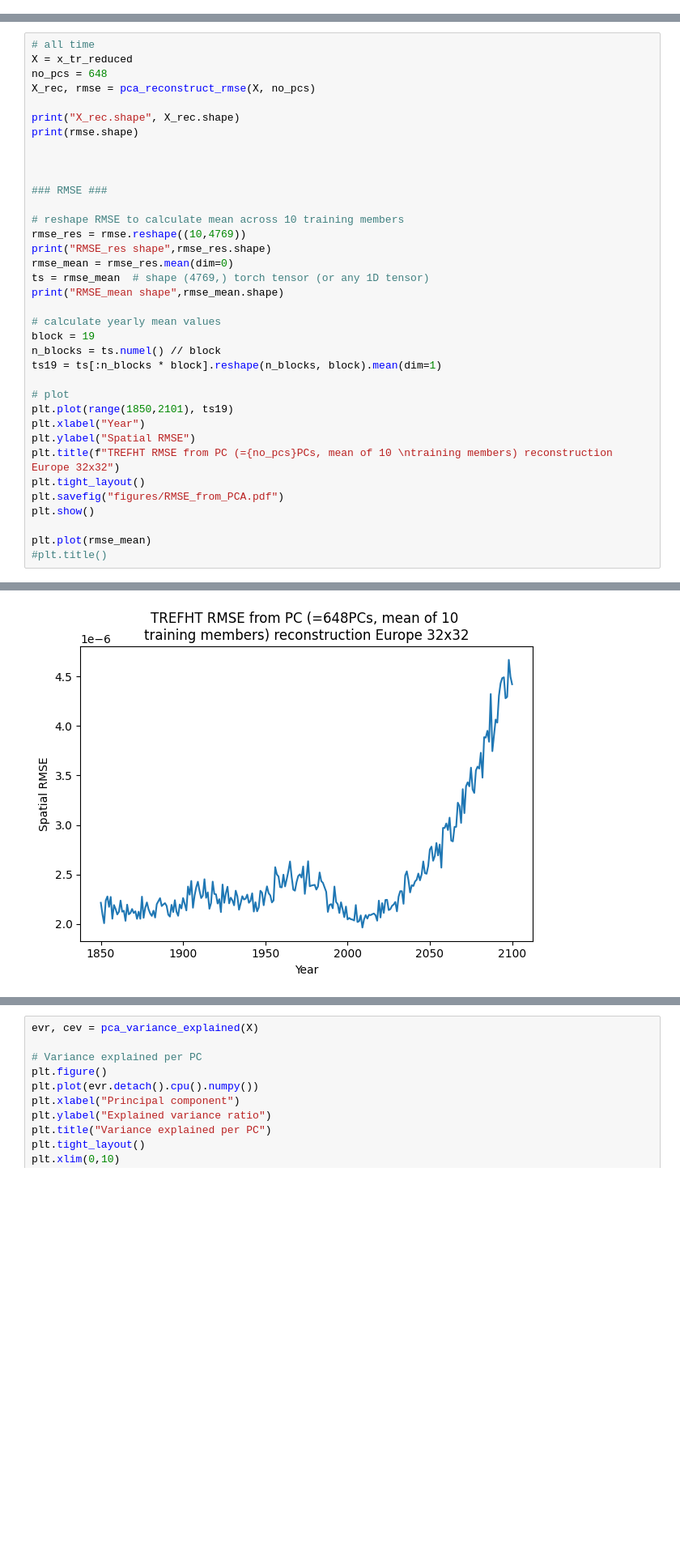
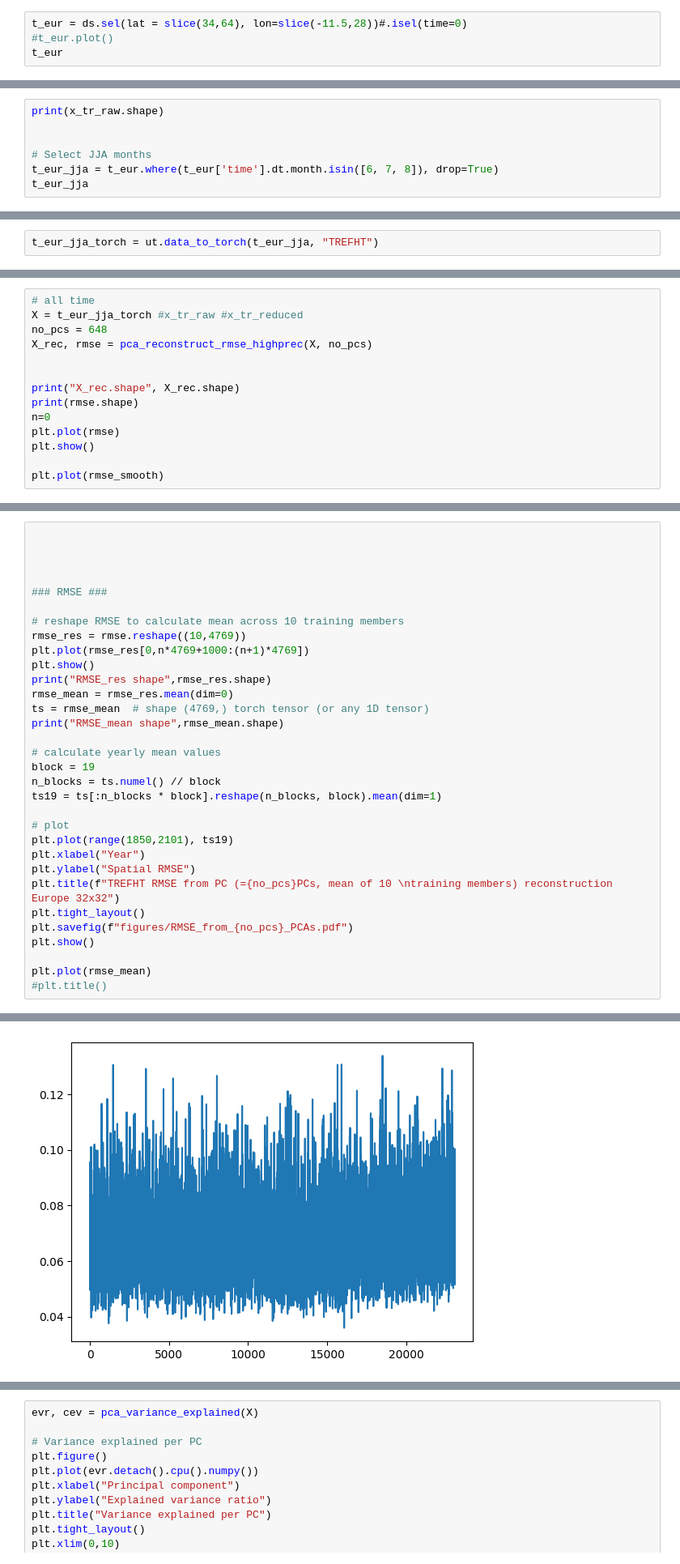
Before and after one commit to Motte12/dpa_for_llaae, a Jupyter notebook: data_exploration/PCA_TREFHT_train.ipynb, the cells around one changed output, grey strips where cells are left out. Shown at 81% size. Cells and saved outputs as stored; diff of their text form; blank space fills up the shorter version.

```diff
--- a/data_exploration/PCA_TREFHT_train.ipynb
+++ b/data_exploration/PCA_TREFHT_train.ipynb
@@ -13,0 +36,4 @@ import json
+# %%
+t_eur = ds.sel(lat = slice(34,64), lon=slice(-11.5,28))#.isel(time=0)
+#t_eur.plot()
+t_eur
@@ -57,0 +93,7 @@ torch.Size([429210, 1024])
+# %%
+print(x_tr_raw.shape)
+
+
+# Select JJA months
+t_eur_jja = t_eur.where(t_eur['time'].dt.month.isin([6, 7, 8]), drop=True)
+t_eur_jja
@@ -57,0 +129,2 @@ torch.Size([429210, 1024])
+# %%
+t_eur_jja_torch = ut.data_to_torch(t_eur_jja, "TREFHT")
@@ -109,0 +230,14 @@ torch.Size([47690, 648])
+# %%
+# all time
+X = t_eur_jja_torch #x_tr_raw #x_tr_reduced
+no_pcs = 648
+X_rec, rmse = pca_reconstruct_rmse_highprec(X, no_pcs)
+
+
+print("X_rec.shape", X_rec.shape)
+print(rmse.shape)
+n=0
+plt.plot(rmse)
+plt.show()
+
+plt.plot(rmse_smooth)
@@ -110,11 +279,5 @@ torch.Size([47690, 648])
 # %%
-# all time
-X = x_tr_reduced
-no_pcs = 648
-X_rec, rmse = pca_reconstruct_rmse(X, no_pcs)
 
-print("X_rec.shape", X_rec.shape)
-print(rmse.shape)
 
 
 
@@ -122,6 +285,8 @@ print(rmse.shape)
 
 # reshape RMSE to calculate mean across 10 training members
 rmse_res = rmse.reshape((10,4769))
+plt.plot(rmse_res[0,n*4769+1000:(n+1)*4769])
+plt.show()
 print("RMSE_res shape",rmse_res.shape)
 rmse_mean = rmse_res.mean(dim=0)
 ts = rmse_mean  # shape (4769,) torch tensor (or any 1D tensor)
@@ -138,7 +303,7 @@ plt.xlabel("Year")
 plt.ylabel("Spatial RMSE")
 plt.title(f"TREFHT RMSE from PC (={no_pcs}PCs, mean of 10 \ntraining members) reconstruction Europe 32x32")
 plt.tight_layout()
-plt.savefig("figures/RMSE_from_PCA.pdf")
+plt.savefig(f"figures/RMSE_from_{no_pcs}_PCAs.pdf")
 plt.show()
 
 plt.plot(rmse_mean)
@@ -154 +314 @@ RMSE_mean shape torch.Size([4769])
-[figure, old version]
+[figure, new version]
```
Also changed, not shown: parts of 11 cells of this notebook, 23 other files.
